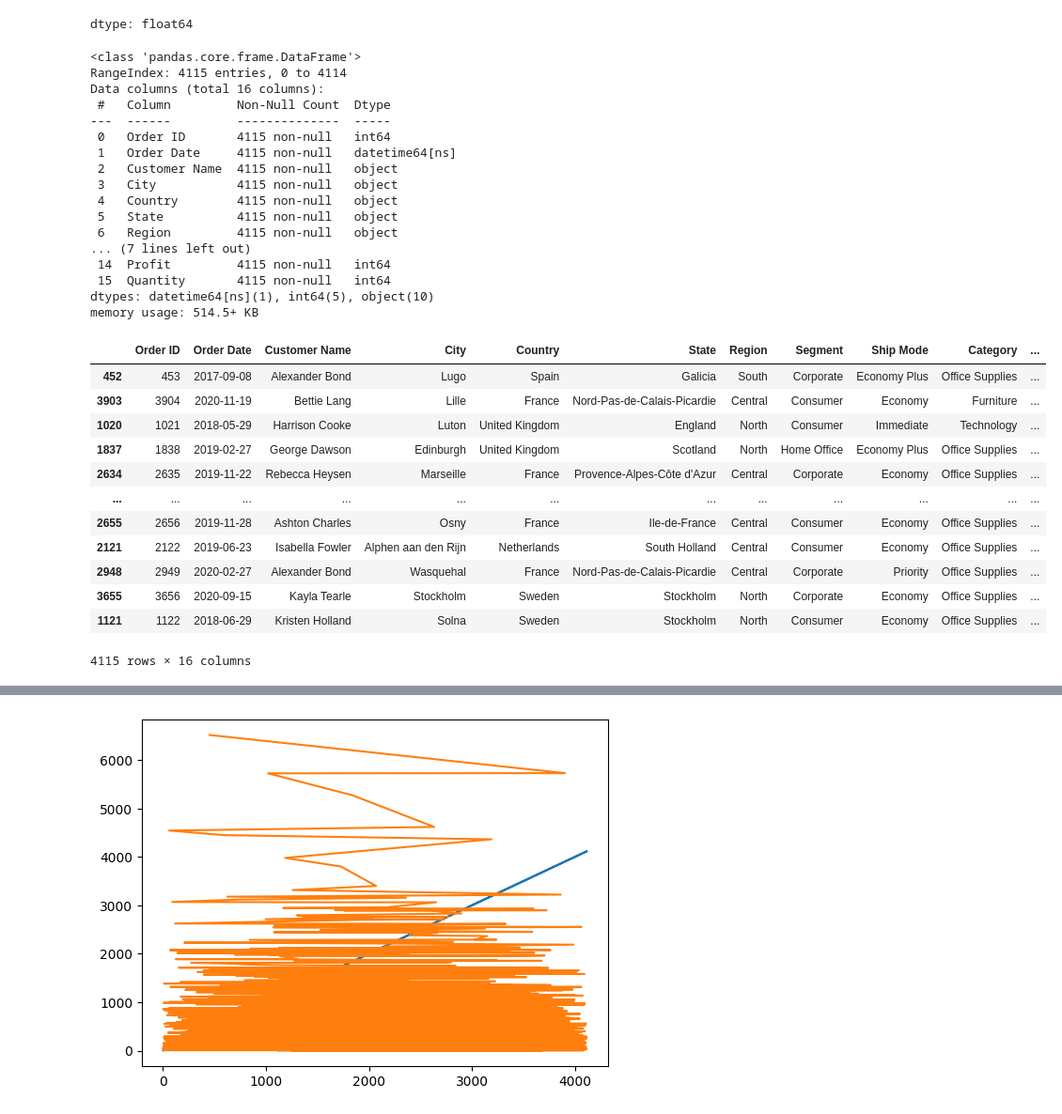
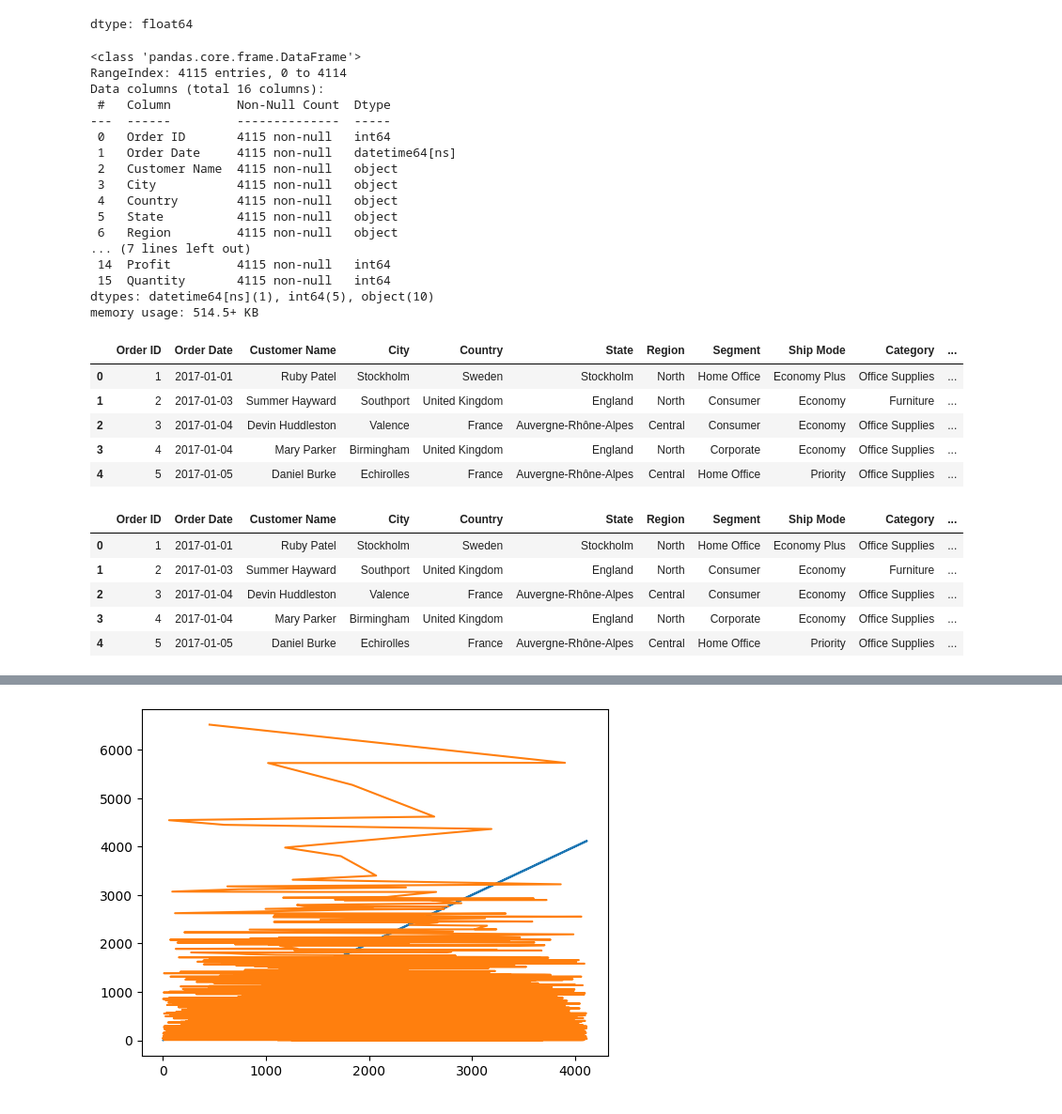
Before and after one commit to programmingconsole/Python_Data_Analytics, a Jupyter notebook: panda_matplotlibex.ipynb, the cells around one changed output, grey strips where cells are left out. Shown at 94% size. Cells and saved outputs as stored; diff of their text form; code cells hidden in the pictures.

```diff
--- a/panda_matplotlibex.ipynb
+++ b/panda_matplotlibex.ipynb
@@ -70,37 +79,39 @@ df['households'].head()
 | 4 | 262.0 |
 dtype: float64
 # %%
-data=pd.read_excel('/content/sample_data/BIDataset.xlsx')
+data=pd.read_excel('/BIDataset.xlsx')
 data.info()
 data.sort_values(by='Sales',ascending=False)
 # %% [output]
 <class 'pandas.core.frame.DataFrame'>
 RangeIndex: 4115 entries, 0 to 4114
 Data columns (total 16 columns):
  #   Column         Non-Null Count  Dtype
 ---  ------         --------------  -----
  0   Order ID       4115 non-null   int64
  1   Order Date     4115 non-null   datetime64[ns]
  2   Customer Name  4115 non-null   object
  3   City           4115 non-null   object
  4   Country        4115 non-null   object
  5   State          4115 non-null   object
  6   Region         4115 non-null   object
 ... (7 lines left out)
  14  Profit         4115 non-null   int64
  15  Quantity       4115 non-null   int64
 dtypes: datetime64[ns](1), int64(5), object(10)
 memory usage: 514.5+ KB
 |  | Order ID | Order Date | Customer Name | City | Country | State | Region | Segment | Ship Mode | Category | ... |
-| 452 | 453 | 2017-09-08 | Alexander Bond | Lugo | Spain | Galicia | South | Corporate | Economy Plus | Office Supplies | ... |
-| 3903 | 3904 | 2020-11-19 | Bettie Lang | Lille | France | Nord-Pas-de-Calais-Picardie | Central | Consumer | Economy | Furniture | ... |
-| 1020 | 1021 | 2018-05-29 | Harrison Cooke | Luton | United Kingdom | England | North | Consumer | Immediate | Technology | ... |
-| 1837 | 1838 | 2019-02-27 | George Dawson | Edinburgh | United Kingdom | Scotland | North | Home Office | Economy Plus | Office Supplies | ... |
-| 2634 | 2635 | 2019-11-22 | Rebecca Heysen | Marseille | France | Provence-Alpes-Côte d'Azur | Central | Corporate | Economy | Office Supplies | ... |
-| ... | ... | ... | ... | ... | ... | ... | ... | ... | ... | ... | ... |
-| 2655 | 2656 | 2019-11-28 | Ashton Charles | Osny | France | Ile-de-France | Central | Consumer | Economy | Office Supplies | ... |
-| 2121 | 2122 | 2019-06-23 | Isabella Fowler | Alphen aan den Rijn | Netherlands | South Holland | Central | Consumer | Economy | Office Supplies | ... |
-| 2948 | 2949 | 2020-02-27 | Alexander Bond | Wasquehal | France | Nord-Pas-de-Calais-Picardie | Central | Corporate | Priority | Office Supplies | ... |
-| 3655 | 3656 | 2020-09-15 | Kayla Tearle | Stockholm | Sweden | Stockholm | North | Corporate | Economy | Office Supplies | ... |
-| 1121 | 1122 | 2018-06-29 | Kristen Holland | Solna | Sweden | Stockholm | North | Consumer | Economy | Office Supplies | ... |
+| 0 | 1 | 2017-01-01 | Ruby Patel | Stockholm | Sweden | Stockholm | North | Home Office | Economy Plus | Office Supplies | ... |
+| 1 | 2 | 2017-01-03 | Summer Hayward | Southport | United Kingdom | England | North | Consumer | Economy | Furniture | ... |
+| 2 | 3 | 2017-01-04 | Devin Huddleston | Valence | France | Auvergne-Rhône-Alpes | Central | Consumer | Economy | Office Supplies | ... |
+| 3 | 4 | 2017-01-04 | Mary Parker | Birmingham | United Kingdom | England | North | Corporate | Economy | Office Supplies | ... |
+| 4 | 5 | 2017-01-05 | Daniel Burke | Echirolles | France | Auvergne-Rhône-Alpes | Central | Home Office | Priority | Office Supplies | ... |
-4115 rows × 16 columns
+# %%
+data.head()
+# %% [output]
+|  | Order ID | Order Date | Customer Name | City | Country | State | Region | Segment | Ship Mode | Category | ... |
+| 0 | 1 | 2017-01-01 | Ruby Patel | Stockholm | Sweden | Stockholm | North | Home Office | Economy Plus | Office Supplies | ... |
+| 1 | 2 | 2017-01-03 | Summer Hayward | Southport | United Kingdom | England | North | Consumer | Economy | Furniture | ... |
+| 2 | 3 | 2017-01-04 | Devin Huddleston | Valence | France | Auvergne-Rhône-Alpes | Central | Consumer | Economy | Office Supplies | ... |
+| 3 | 4 | 2017-01-04 | Mary Parker | Birmingham | United Kingdom | England | North | Corporate | Economy | Office Supplies | ... |
+| 4 | 5 | 2017-01-05 | Daniel Burke | Echirolles | France | Auvergne-Rhône-Alpes | Central | Home Office | Priority | Office Supplies | ... |
```
Also changed, not shown: parts of 9 cells of this notebook.
